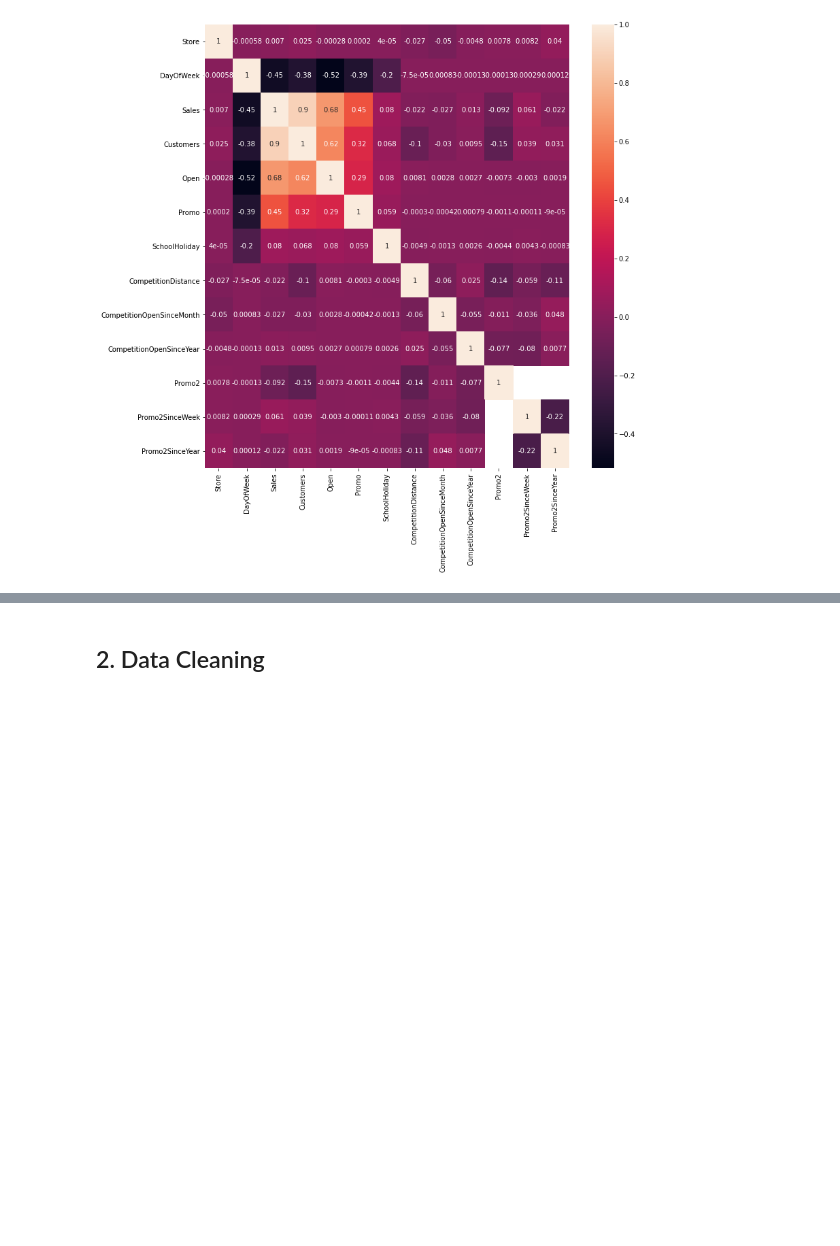
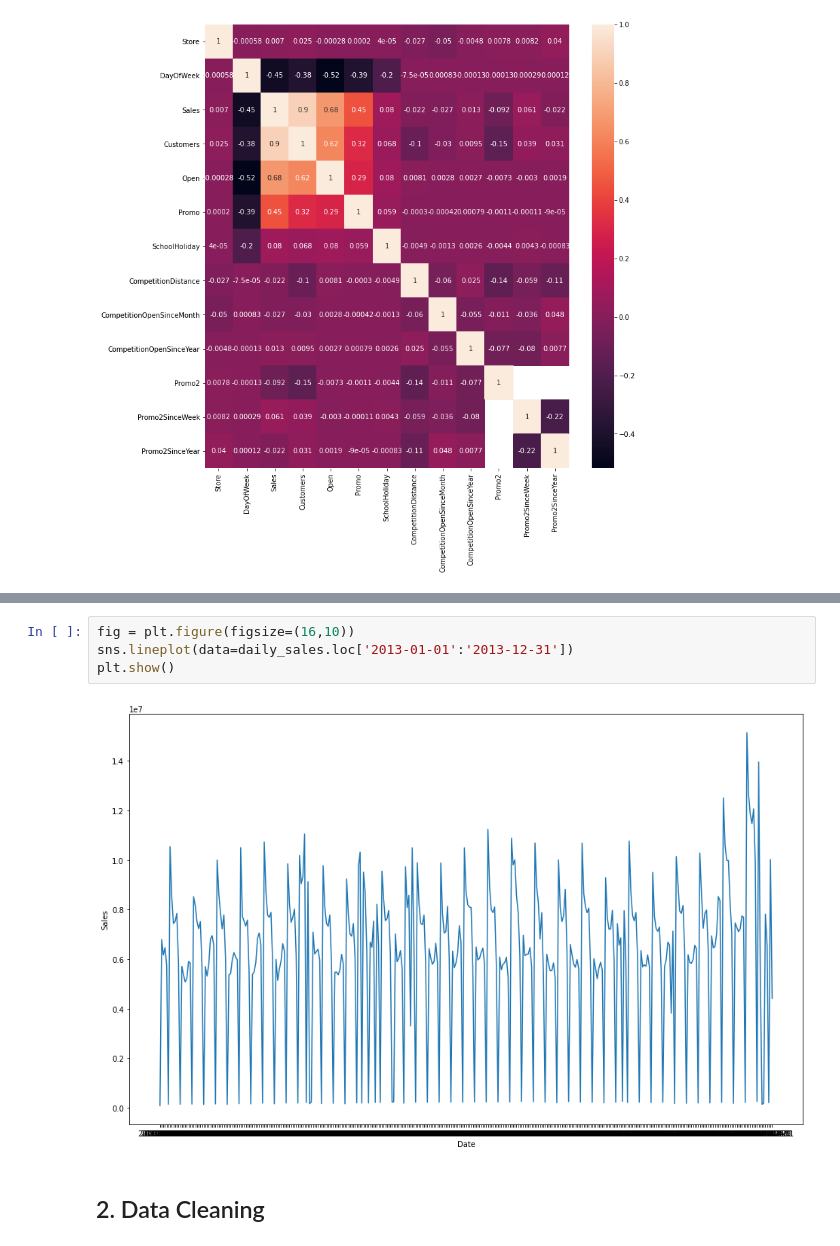
Before and after one commit to JohnEnev/DSR-competition-team1, a Jupyter notebook: notebooks/SG_notebook.ipynb, the cells around one changed output, grey strips where cells are left out. Cells and saved outputs as stored; diff of their text form; blank space fills up the shorter version.

```diff
--- a/notebooks/SG_notebook.ipynb
+++ b/notebooks/SG_notebook.ipynb
@@ -126,3 +164,9 @@ array(['a', nan, '0', 'b', 'c', 0.0], dtype=object)
+# %%
+fig = plt.figure(figsize=(16,10))
+sns.lineplot(data=daily_sales.loc['2013-01-01':'2013-12-31'])
+plt.show()
+# %% [output]
+[figure, added]
 # %% [markdown]
 ## 2. Data Cleaning
 # %%
```
Also changed, not shown: parts of 60 cells of this notebook, 1 other file.
